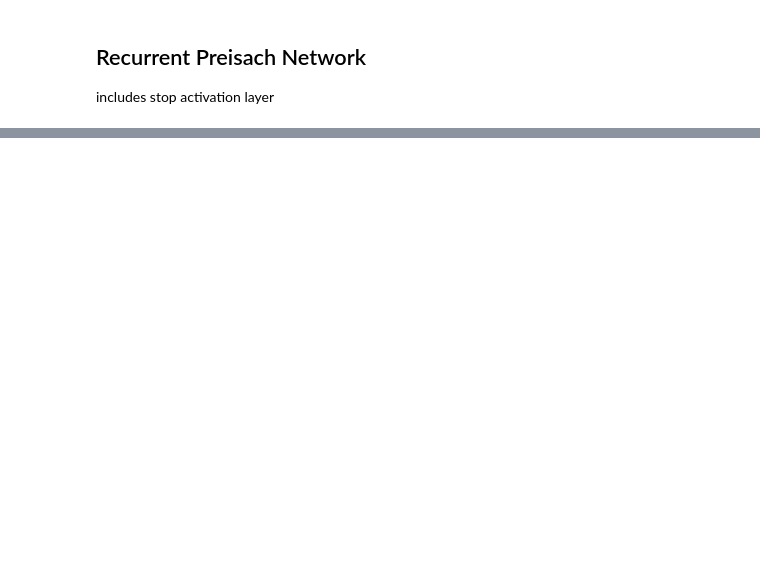
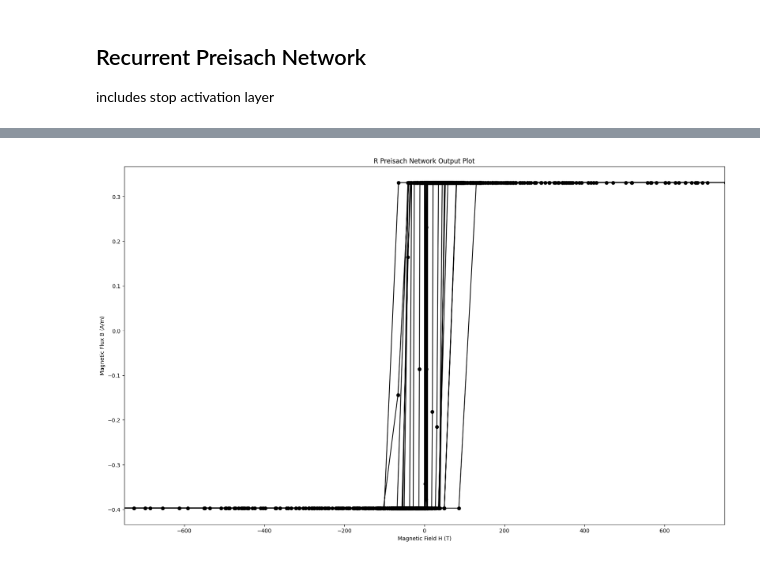
Before and after one commit to david-a-lowther/ecse458_dp20, a Jupyter notebook: test_networks.ipynb, the cells around one changed output, grey strips where cells are left out. Saved outputs shown, nothing was run; the diff lists cells and outputs as text; code cells hidden in the pictures; blank space fills up the shorter version.

Commit message:
Compile RNN Preisach

```diff
--- a/test_networks.ipynb
+++ b/test_networks.ipynb
@@ -168,6 +130,6 @@ rnn_model.evaluate(test_x, test_y)
 includes stop activation layer
 # %%
 # Generate and train recurrent preisach network
-rnn_model = train_and_generate_recurrent_preisach_network(train_x, train_y, "recurrent_preisach.model", n_epochs=20)
+rnn_model = train_and_generate_recurrent_preisach_network(train_x[0:1984], train_y[0:1984], "recurrent_preisach.model", n_epochs=20)
 # %% [output]
 Epoch 1/20
@@ -181,3 +152,4 @@ ValueError: in user code:
 # %%
-rnn_prediction = rnn_model.predict(test_x)
-plot_predicted(test_next_h, rnn_prediction, "R Preisach Network")
+rnn_prediction = rnn_model.predict(test_x[0:1152])
+plot_predicted(test_next_h[0:1152], rnn_prediction[0:1152], "R Preisach Network")
+# %% [output]
@@ -183,0 +157 @@ plot_predicted(test_next_h, rnn_prediction, "R Preisach Network")
+[figure, added]
```
Also changed, not shown: parts of 12 cells of this notebook, 2 other files.
